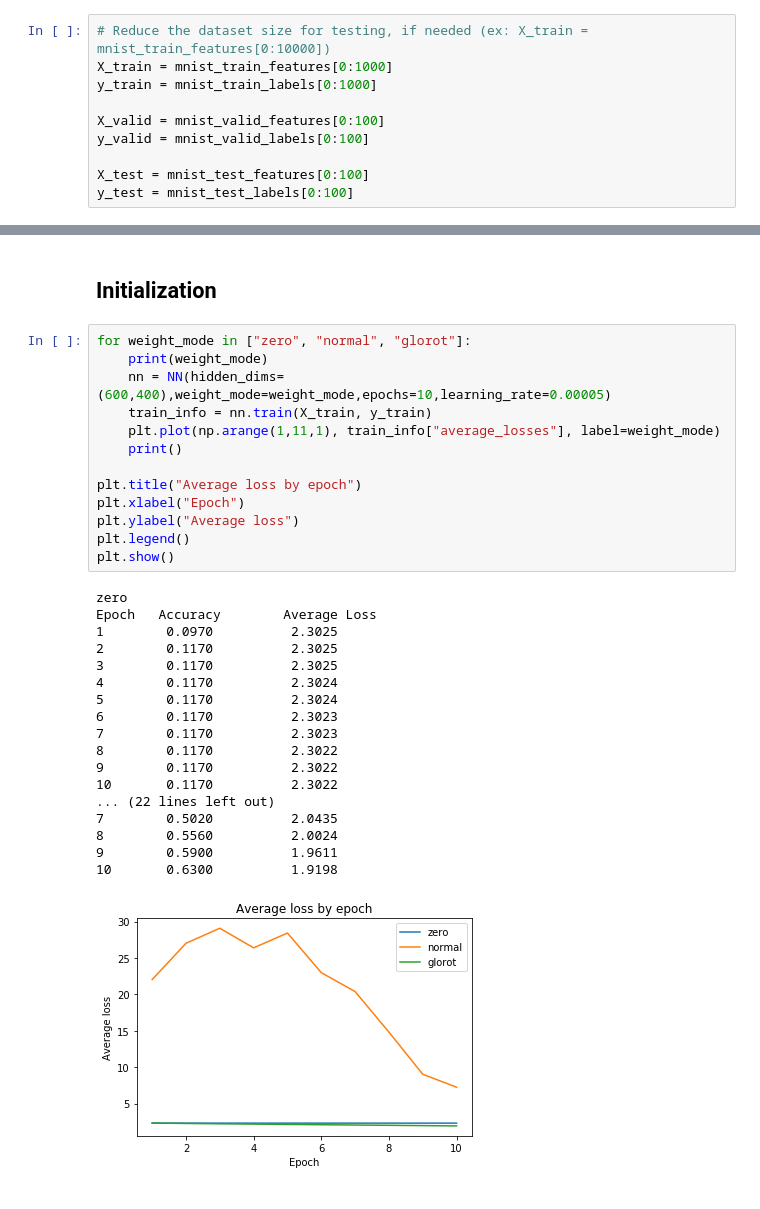
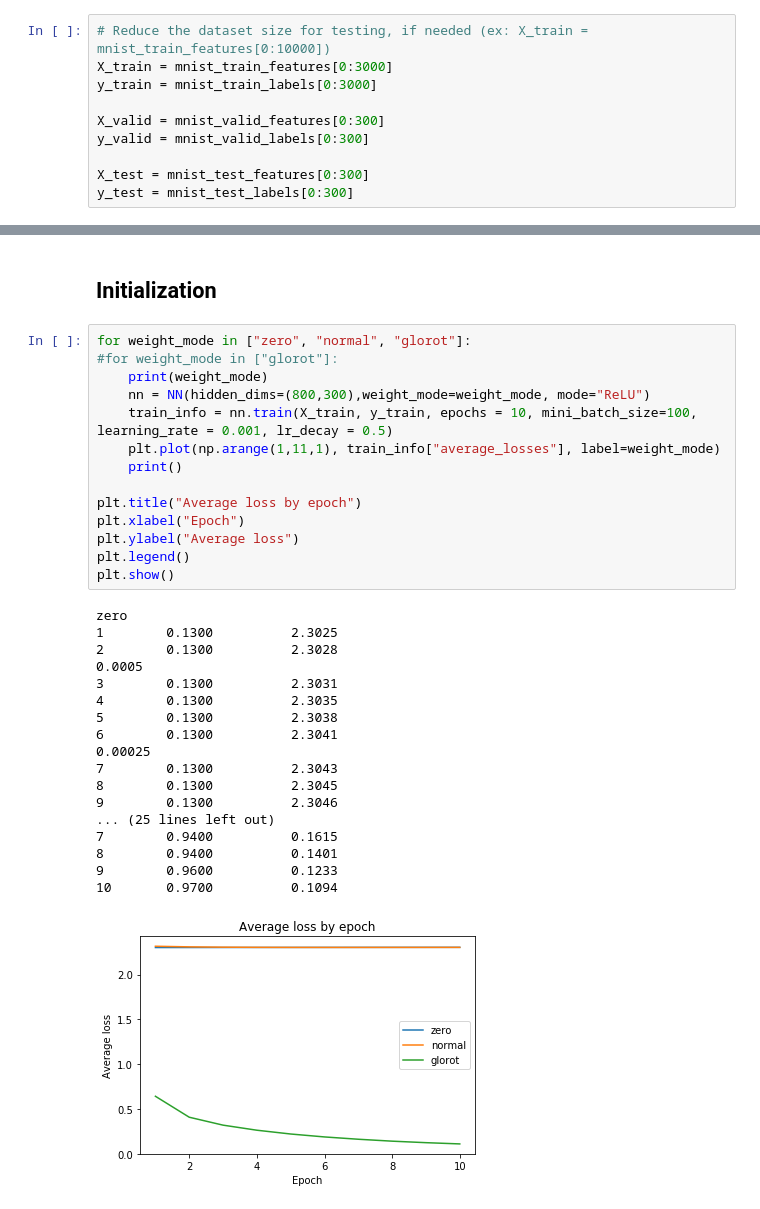
Before and after one commit to LaurenceDupont/ift6135-assignments, a Jupyter notebook: assignment1/problem1.ipynb, the cells around one changed output, grey strips where cells are left out. Cells and saved outputs as stored; diff of their text form.

```diff
--- a/assignment1/problem1.ipynb
+++ b/assignment1/problem1.ipynb
@@ -22,11 +22,11 @@ mnist_test_features = mnist[2][0]  #(10000,784)
 mnist_test_labels = mnist[2][1]    #(50000,1)
 # %%
 # Reduce the dataset size for testing, if needed (ex: X_train = mnist_train_features[0:10000])
-X_train = mnist_train_features[0:1000]
-y_train = mnist_train_labels[0:1000]
+X_train = mnist_train_features[0:3000]
+y_train = mnist_train_labels[0:3000]
 
-X_valid = mnist_valid_features[0:100]
-y_valid = mnist_valid_labels[0:100]
+X_valid = mnist_valid_features[0:300]
+y_valid = mnist_valid_labels[0:300]
 
-X_test = mnist_test_features[0:100]
-y_test = mnist_test_labels[0:100]
+X_test = mnist_test_features[0:300]
+y_test = mnist_test_labels[0:300]
@@ -170,33 +218,34 @@ class NN(object):
 ## Initialization
 # %%
 for weight_mode in ["zero", "normal", "glorot"]:
+#for weight_mode in ["glorot"]:
     print(weight_mode)
-    nn = NN(hidden_dims=(600,400),weight_mode=weight_mode,epochs=10,learning_rate=0.00005)
-    train_info = nn.train(X_train, y_train)
+    nn = NN(hidden_dims=(800,300),weight_mode=weight_mode, mode="ReLU")
+    train_info = nn.train(X_train, y_train, epochs = 10, mini_batch_size=100, learning_rate = 0.001, lr_decay = 0.5)
     plt.plot(np.arange(1,11,1), train_info["average_losses"], label=weight_mode)
     print()
 
 plt.title("Average loss by epoch")
 plt.xlabel("Epoch")
 plt.ylabel("Average loss")
 plt.legend()
 plt.show()
 # %% [output]
 zero
-Epoch   Accuracy        Average Loss
-1        0.0970          2.3025
-2        0.1170          2.3025
-3        0.1170          2.3025
-4        0.1170          2.3024
-5        0.1170          2.3024
-6        0.1170          2.3023
-7        0.1170          2.3023
-8        0.1170          2.3022
-9        0.1170          2.3022
-10       0.1170          2.3022
-... (22 lines left out)
-7        0.5020          2.0435
-8        0.5560          2.0024
-9        0.5900          1.9611
-10       0.6300          1.9198
+1        0.1300          2.3025
+2        0.1300          2.3028
+0.0005
+3        0.1300          2.3031
+4        0.1300          2.3035
+5        0.1300          2.3038
+6        0.1300          2.3041
+0.00025
+7        0.1300          2.3043
+8        0.1300          2.3045
+9        0.1300          2.3046
+... (25 lines left out)
+7        0.9400          0.1615
+8        0.9400          0.1401
+9        0.9600          0.1233
+10       0.9700          0.1094
-[figure, old version]
+[figure, new version]
```
Also changed, not shown: parts of 6 cells of this notebook.
